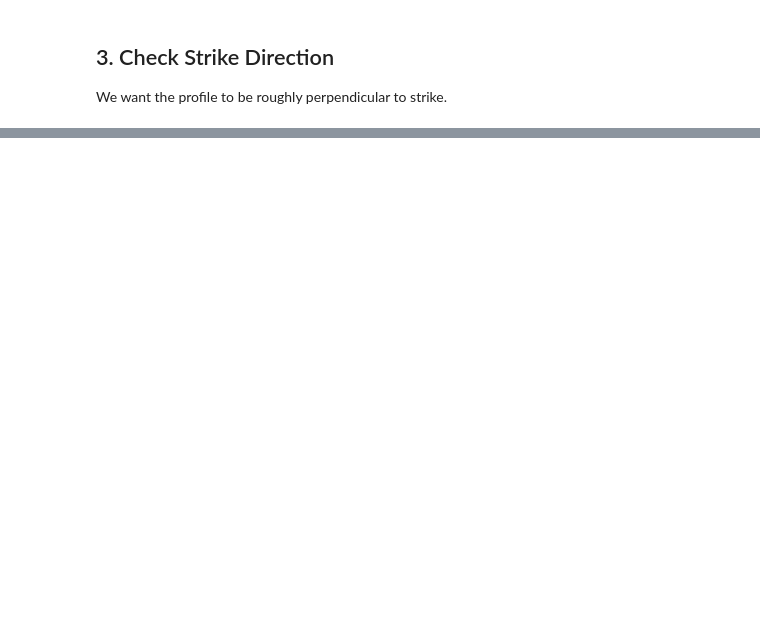
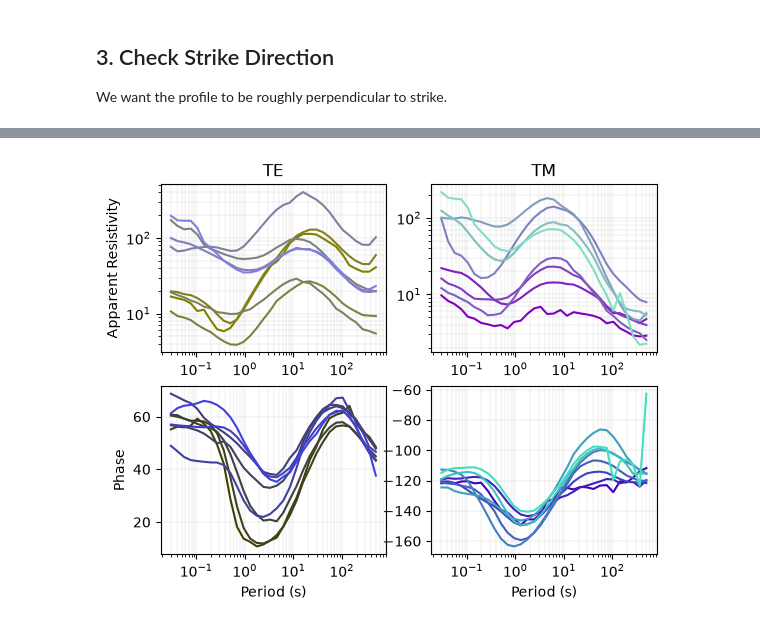
Before and after one commit to SAGE-Geophysical-Field-Camp/SAGE-Geophysical-Field-Camp.github.io, a Jupyter notebook: notebooks/mt/sage_2d_inversion.ipynb, the cells around one changed output, grey strips where cells are left out. Cells and saved outputs as stored; diff of their text form; code cells hidden in the pictures; blank space fills up the shorter version.

```diff
--- a/notebooks/mt/sage_2d_inversion.ipynb
+++ b/notebooks/mt/sage_2d_inversion.ipynb
@@ -92,0 +215,4 @@ profile_interp = profile.interpolate(interp_periods)
+# %%
+simpeg_2d.data.plot_response()
+# %% [output]
+[figure, added]
```
Also changed, not shown: parts of 26 cells of this notebook, 1 other file.
